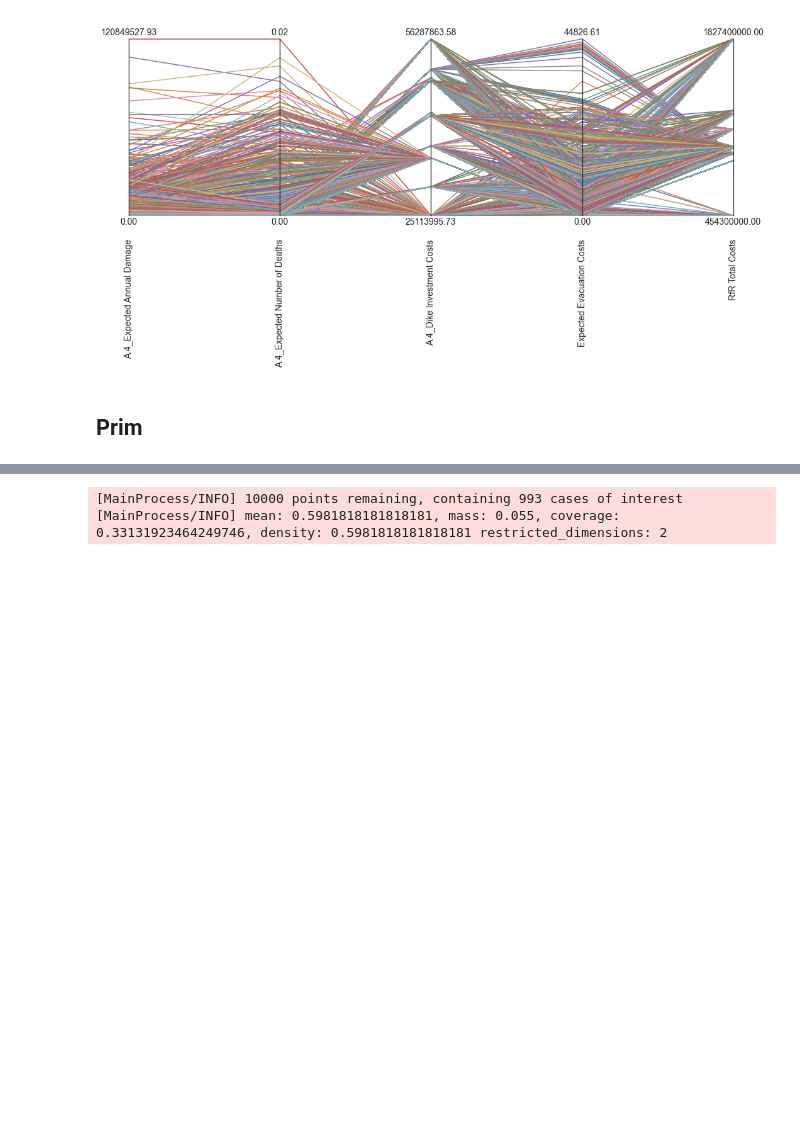
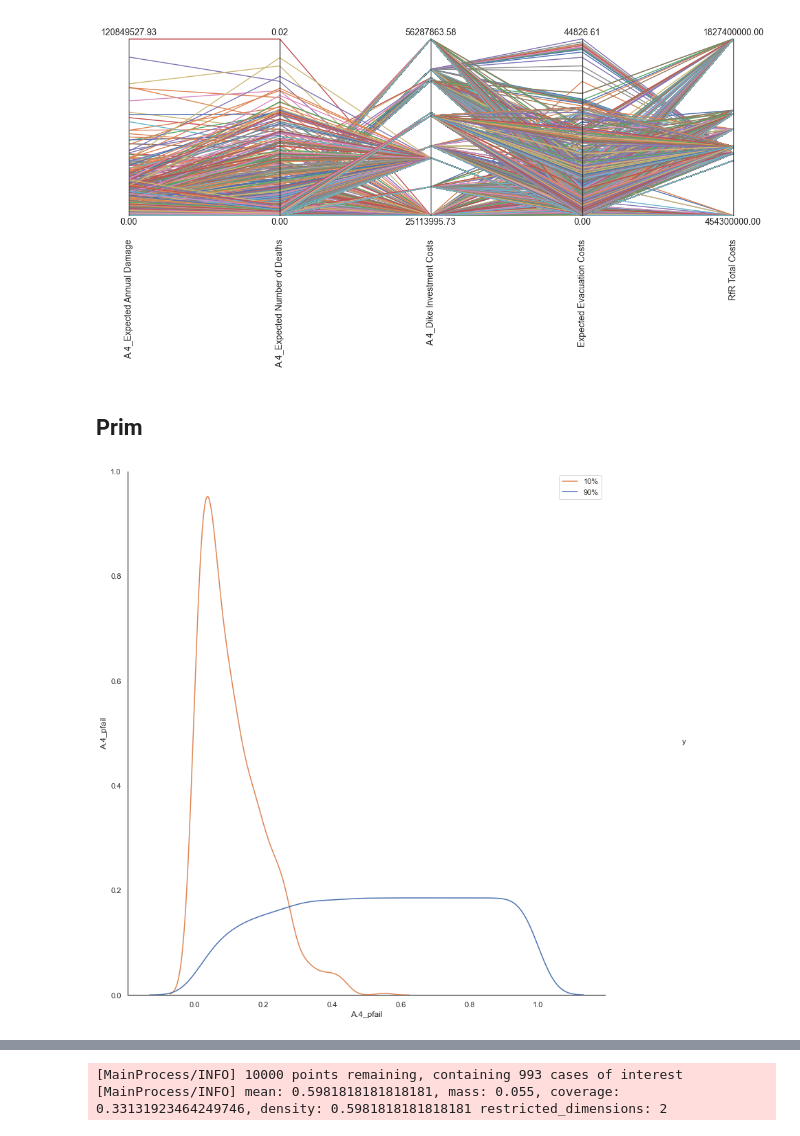
Before and after one commit to WillemijnTutu/EPA1361_group16, a Jupyter notebook: Scenario_Analysis.ipynb, the cells around one changed output, grey strips where cells are left out. Cells and saved outputs as stored; diff of their text form; code cells hidden in the pictures; blank space fills up the shorter version.

```diff
--- a/Scenario_Analysis.ipynb
+++ b/Scenario_Analysis.ipynb
@@ -145,0 +147,9 @@ df_outcomes_s1000_p10['evacuation_of_interest'] = df_outcomes_s1000_p10['Expecte
+# %%
+
+g = box1.show_pairs_scatter(n)
+
+g.fig.set_size_inches(15,15)
+plt.legend(loc='upper right', labels=['10%', '90%'])
+plt.savefig('density_prim.png')
+# %% [output]
+[figure, added]
```
Also changed, not shown: parts of 32 cells of this notebook, 13 other files.
